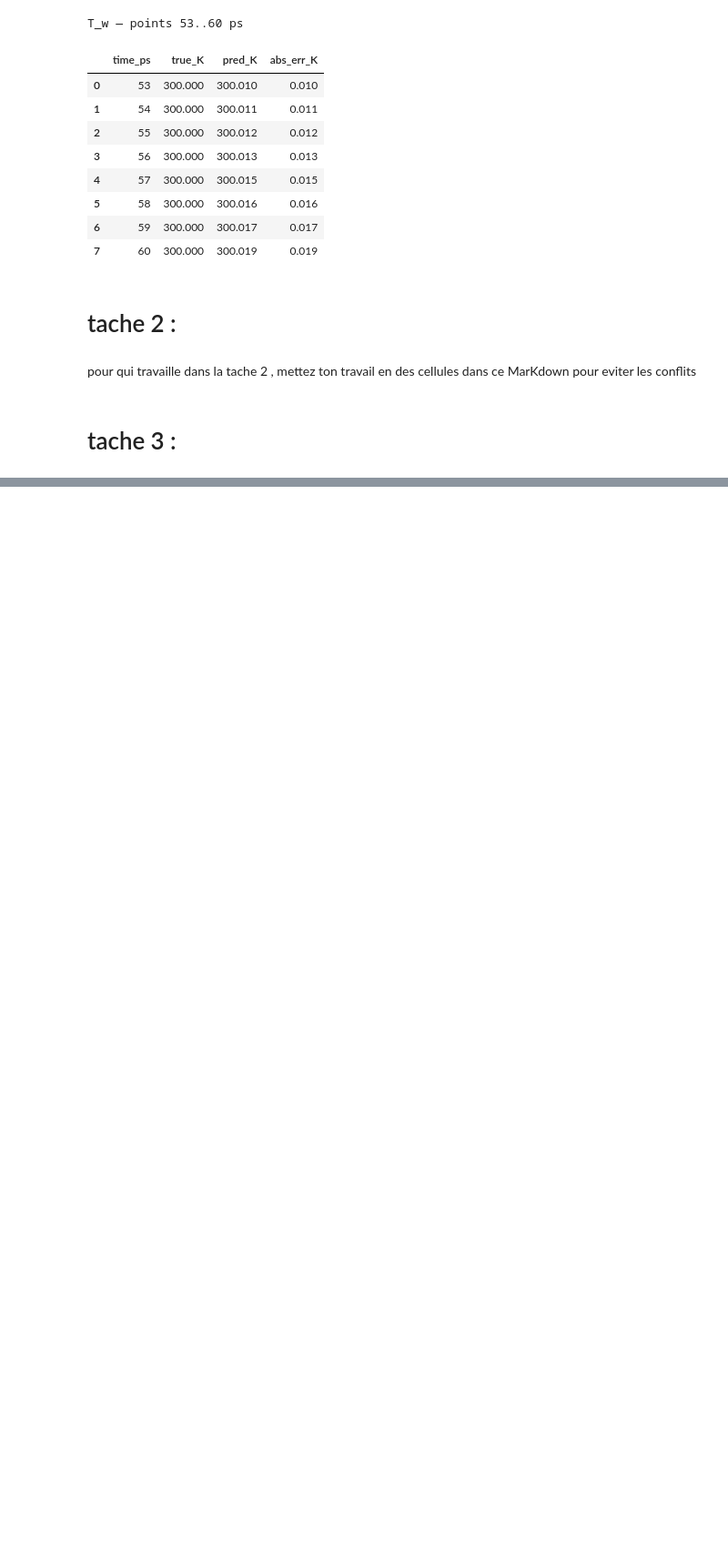
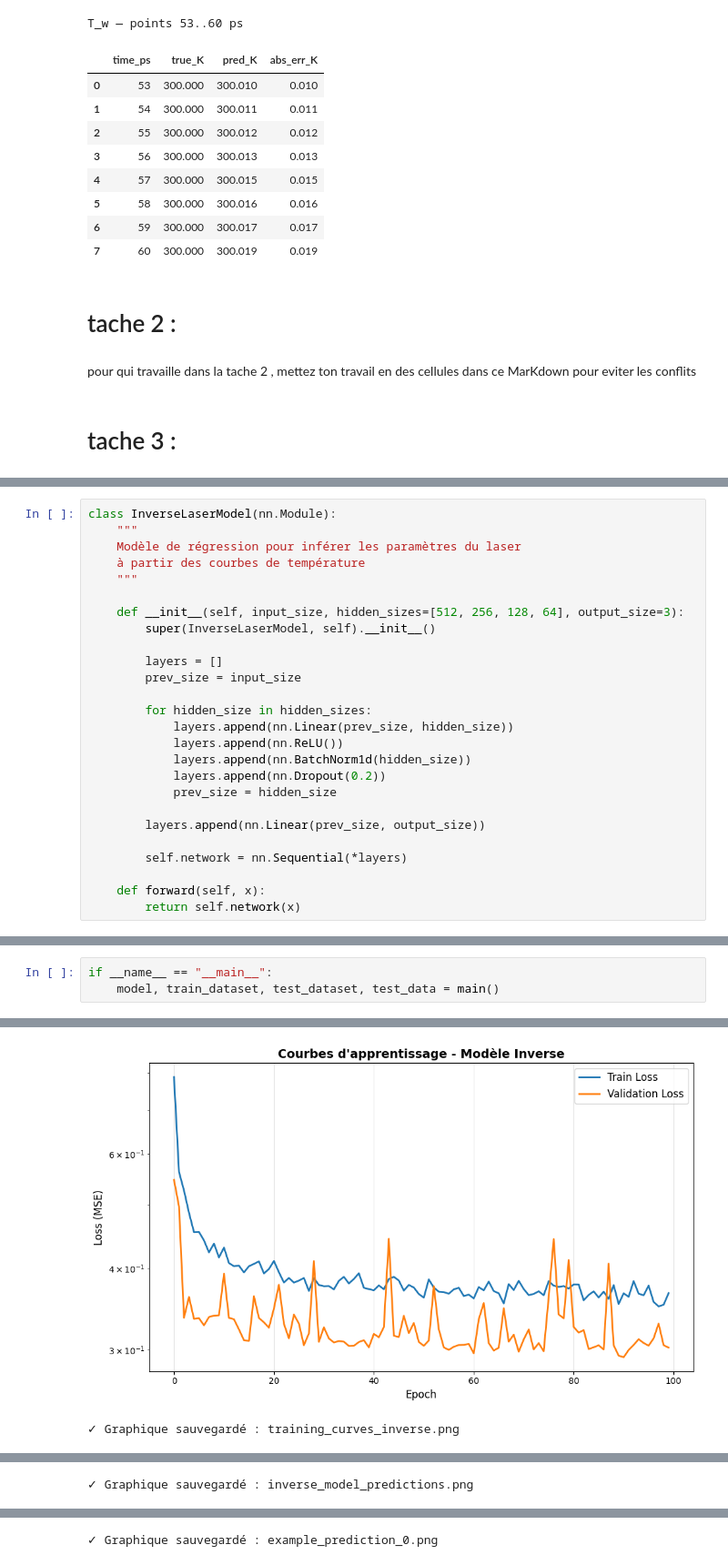
Before and after one commit to hassane-37/DeepLaser, a Jupyter notebook: deeplaser.ipynb, the cells around one changed output, grey strips where cells are left out. Shown at 91% size. Drawn from its saved outputs; the diff is of its cells as text; blank space fills up the shorter version.

Commit message:
prediction

```diff
--- a/deeplaser.ipynb
+++ b/deeplaser.ipynb
@@ -384,0 +537,26 @@ meme chose pour la tache 3
+# %%
+class InverseLaserModel(nn.Module):
+    """
+    Modèle de régression pour inférer les paramètres du laser
+    à partir des courbes de température
+    """
+
+    def __init__(self, input_size, hidden_sizes=[512, 256, 128, 64], output_size=3):
+        super(InverseLaserModel, self).__init__()
+
+        layers = []
+        prev_size = input_size
+
+        for hidden_size in hidden_sizes:
+            layers.append(nn.Linear(prev_size, hidden_size))
+            layers.append(nn.ReLU())
+            layers.append(nn.BatchNorm1d(hidden_size))
+            layers.append(nn.Dropout(0.2))
+            prev_size = hidden_size
+
+        layers.append(nn.Linear(prev_size, output_size))
+
+        self.network = nn.Sequential(*layers)
+
+    def forward(self, x):
+        return self.network(x)
@@ -384,0 +911,4 @@ meme chose pour la tache 3
+# %%
+if __name__ == "__main__":
+    model, train_dataset, test_dataset, test_data = main()
+# %% [output]
@@ -384,0 +942,2 @@ meme chose pour la tache 3
+[figure, added]
+✓ Graphique sauvegardé : training_curves_inverse.png
@@ -384,0 +945 @@ meme chose pour la tache 3
+✓ Graphique sauvegardé : inverse_model_predictions.png
@@ -384,0 +947 @@ meme chose pour la tache 3
+✓ Graphique sauvegardé : example_prediction_0.png
```
Also changed, not shown: parts of 10 cells of this notebook.
